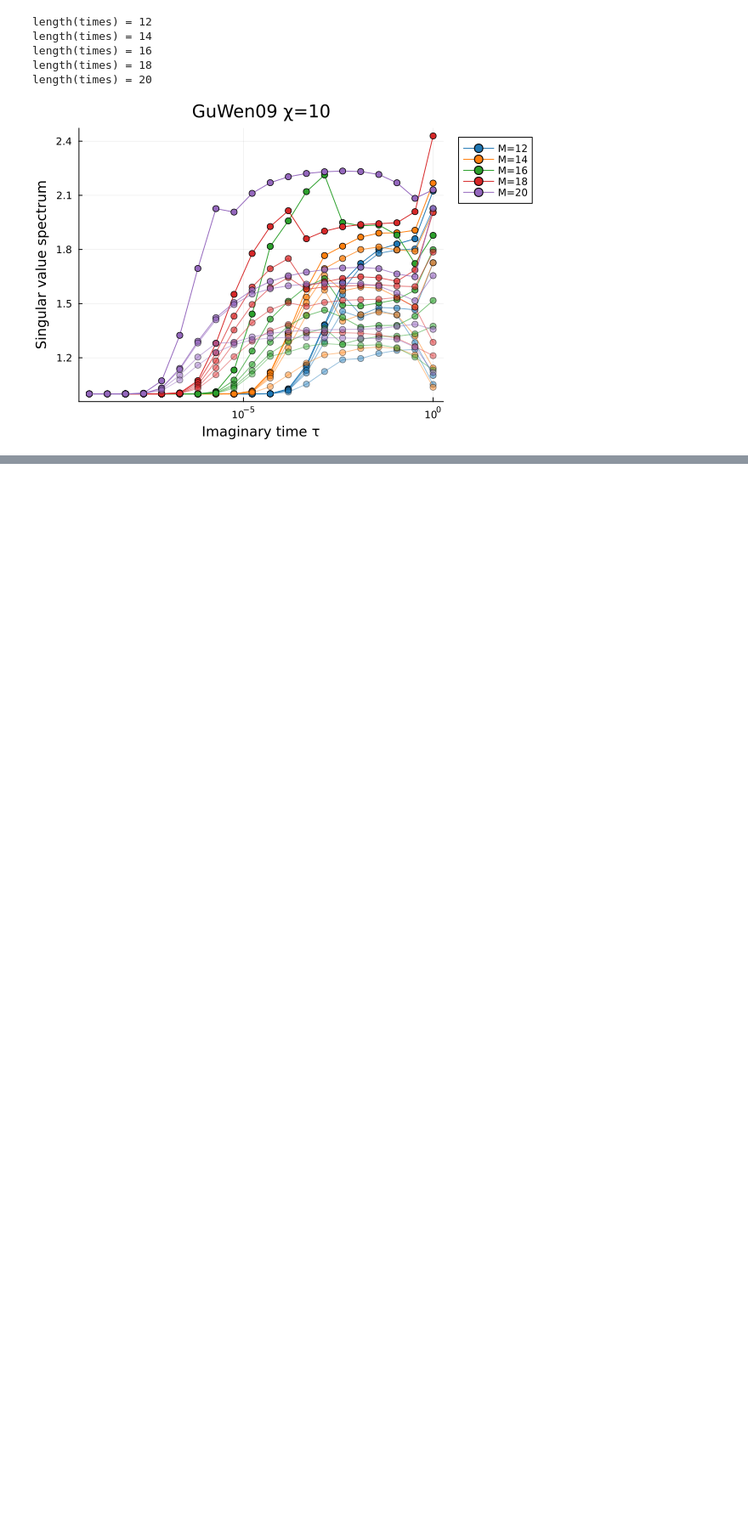
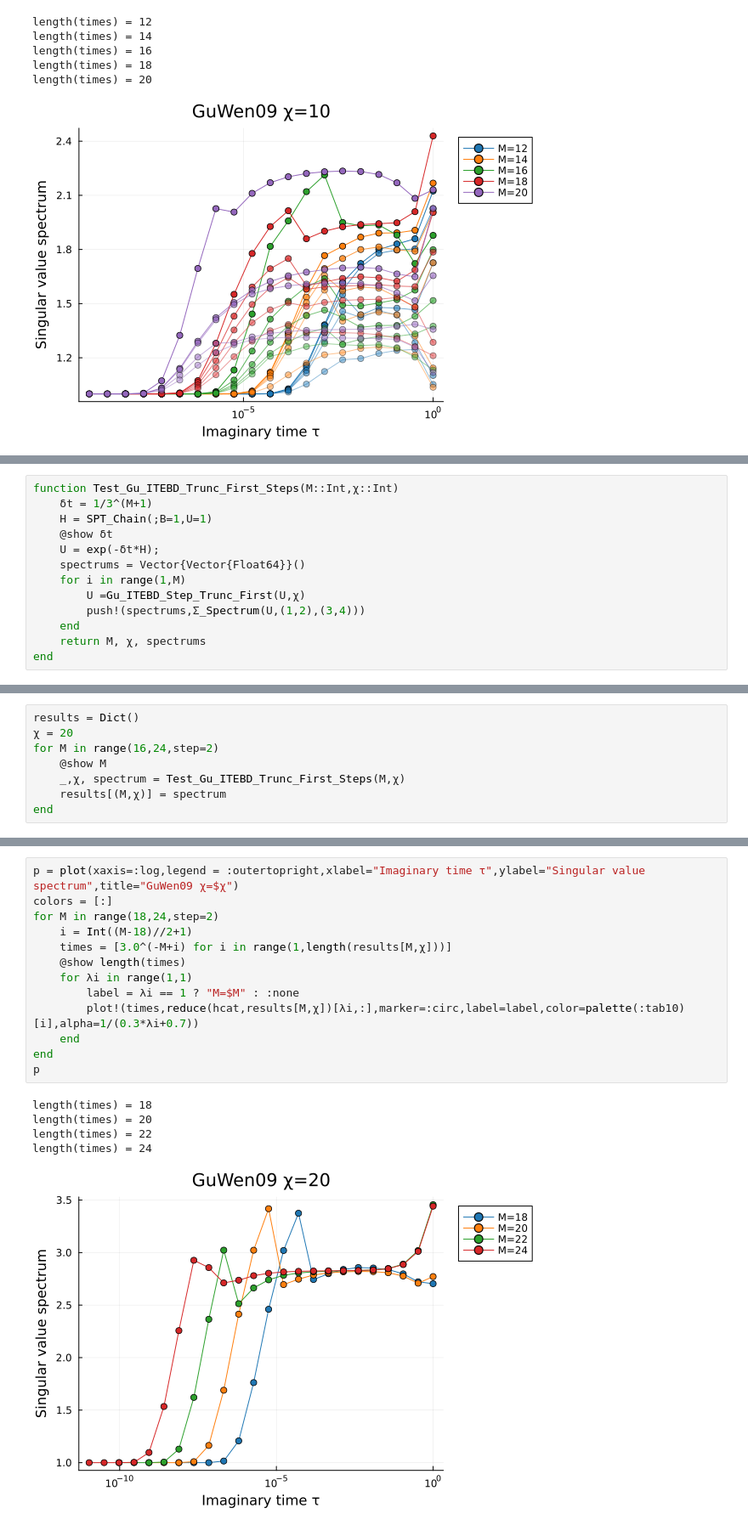
Before and after one commit to timothy-ymchan/diff-hotrg, a Jupyter notebook: julia/prep_quantum_tensor.ipynb, the cells around one changed output, grey strips where cells are left out. Shown at 85% size. Cells and saved outputs as stored; diff of their text form; blank space fills up the shorter version.

```diff
--- a/julia/prep_quantum_tensor.ipynb
+++ b/julia/prep_quantum_tensor.ipynb
@@ -132,0 +130,13 @@ length(times) = 20
+# %%
+function Test_Gu_ITEBD_Trunc_First_Steps(M::Int,χ::Int)
+    δt = 1/3^(M+1)
+    H = SPT_Chain(;B=1,U=1)
+    @show δt
+    U = exp(-δt*H);
+    spectrums = Vector{Vector{Float64}}()
+    for i in range(1,M)
+        U =Gu_ITEBD_Step_Trunc_First(U,χ)
+        push!(spectrums,Σ_Spectrum(U,(1,2),(3,4)))
+    end
+    return M, χ, spectrums
+end
@@ -132,0 +145,8 @@ length(times) = 20
+# %%
+results = Dict()
+χ = 20
+for M in range(16,24,step=2)
+    @show M
+    _,χ, spectrum = Test_Gu_ITEBD_Trunc_First_Steps(M,χ)
+    results[(M,χ)] = spectrum
+end
@@ -132,0 +164,19 @@ length(times) = 20
+# %%
+p = plot(xaxis=:log,legend = :outertopright,xlabel="Imaginary time τ",ylabel="Singular value spectrum",title="GuWen09 χ=$χ")
+colors = [:]
+for M in range(18,24,step=2)
+    i = Int((M-18)//2+1)
+    times = [3.0^(-M+i) for i in range(1,length(results[M,χ]))]
+    @show length(times)
+    for λi in range(1,1)
+        label = λi == 1 ? "M=$M" : :none
+        plot!(times,reduce(hcat,results[M,χ])[λi,:],marker=:circ,label=label,color=palette(:tab10)[i],alpha=1/(0.3*λi+0.7))
+    end
+end
+p
+# %% [output]
+length(times) = 18
+length(times) = 20
+length(times) = 22
+length(times) = 24
+[figure, added]
```
Also changed, not shown: parts of 7 cells of this notebook, 5 other files.
